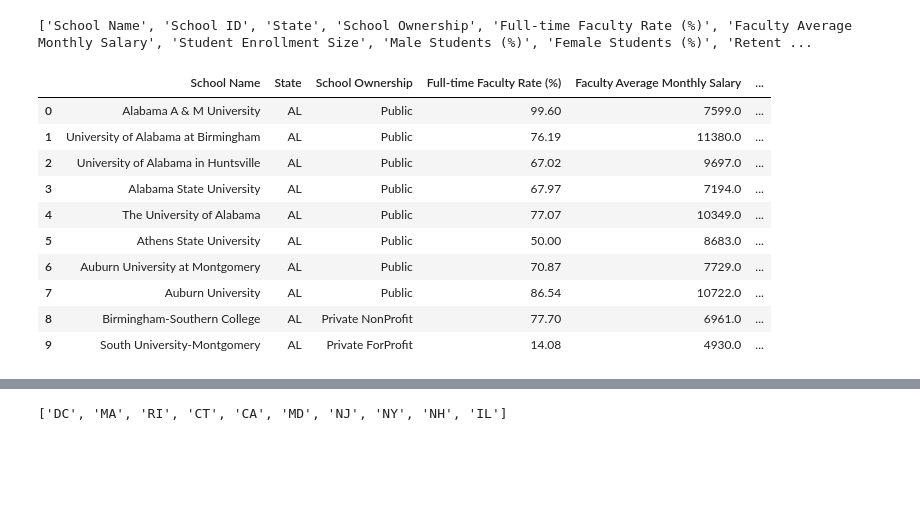
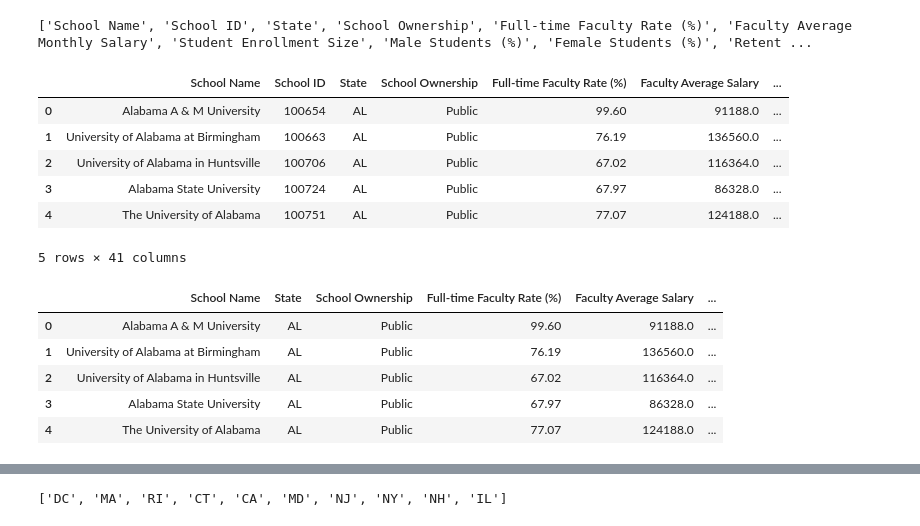
Before and after one commit to runstats21/college-score-card-analysis, a Jupyter notebook: CollegeScorecardEDA.ipynb, the cells around one changed output, grey strips where cells are left out. Saved outputs shown, nothing was run; the diff lists cells and outputs as text; code cells hidden in the pictures; blank space fills up the shorter version.

```diff
--- a/CollegeScorecardEDA.ipynb
+++ b/CollegeScorecardEDA.ipynb
@@ -29,20 +42,35 @@ df = df.assign(Female_Majority = df["Female Students (%)"] > 50.00)
+# %%
+# new columns:
+#Female_Majority female students > 50%
+df = df.assign(Female_Majority = df["Female Students (%)"] > 50.00)
+
+# Gender Diff for mean earnings
+df = df.assign(MeanEarningsGenderDiff10 = df["Mean Male Earnings (10 Yrs after Entry)"]-df["Mean Female Earnings (10 Yrs after Entry)"])
+
+# change Faculty average salary to a yearly measure
+df['Faculty Average Monthly Salary'] = df['Faculty Average Monthly Salary']*12
+df = df.rename(columns={'Faculty Average Monthly Salary':'Faculty Average Salary', 'Attendance Cost (Academic Year)': 'Academic Cost'})
+df.head()
+# %% [output]
+|  | School Name | School ID | State | School Ownership | Full-time Faculty Rate (%) | Faculty Average Salary | ... |
+| 0 | Alabama A & M University | 100654 | AL | Public | 99.60 | 91188.0 | ... |
+| 1 | University of Alabama at Birmingham | 100663 | AL | Public | 76.19 | 136560.0 | ... |
+| 2 | University of Alabama in Huntsville | 100706 | AL | Public | 67.02 | 116364.0 | ... |
+| 3 | Alabama State University | 100724 | AL | Public | 67.97 | 86328.0 | ... |
+| 4 | The University of Alabama | 100751 | AL | Public | 77.07 | 124188.0 | ... |
+5 rows × 41 columns
 # %%
 # filter down the columns
-columns_to_keep = [0,2,3,4,5,6,8,9,10,12,13,17,19,28,-1]
-df = df.iloc[:,columns_to_keep]
-df.head(10)
+keep_cols = [0,2,3,4,5,6,9,10,12,13,28,39,40]
+df_c = df.iloc[:,keep_cols]
+df_c.head()
 # %% [output]
-|  | School Name | State | School Ownership | Full-time Faculty Rate (%) | Faculty Average Monthly Salary | ... |
-| 0 | Alabama A & M University | AL | Public | 99.60 | 7599.0 | ... |
-| 1 | University of Alabama at Birmingham | AL | Public | 76.19 | 11380.0 | ... |
-| 2 | University of Alabama in Huntsville | AL | Public | 67.02 | 9697.0 | ... |
-| 3 | Alabama State University | AL | Public | 67.97 | 7194.0 | ... |
-| 4 | The University of Alabama | AL | Public | 77.07 | 10349.0 | ... |
-| 5 | Athens State University | AL | Public | 50.00 | 8683.0 | ... |
-| 6 | Auburn University at Montgomery | AL | Public | 70.87 | 7729.0 | ... |
-| 7 | Auburn University | AL | Public | 86.54 | 10722.0 | ... |
-| 8 | Birmingham-Southern College | AL | Private NonProfit | 77.70 | 6961.0 | ... |
-| 9 | South University-Montgomery | AL | Private ForProfit | 14.08 | 4930.0 | ... |
+|  | School Name | State | School Ownership | Full-time Faculty Rate (%) | Faculty Average Salary | ... |
+| 0 | Alabama A & M University | AL | Public | 99.60 | 91188.0 | ... |
+| 1 | University of Alabama at Birmingham | AL | Public | 76.19 | 136560.0 | ... |
+| 2 | University of Alabama in Huntsville | AL | Public | 67.02 | 116364.0 | ... |
+| 3 | Alabama State University | AL | Public | 67.97 | 86328.0 | ... |
+| 4 | The University of Alabama | AL | Public | 77.07 | 124188.0 | ... |
 # %%
 # sns.set_style("whitegrid")
 # sns.set_palette("deep")
```
Also changed, not shown: parts of 23 cells of this notebook, 1 other file.
